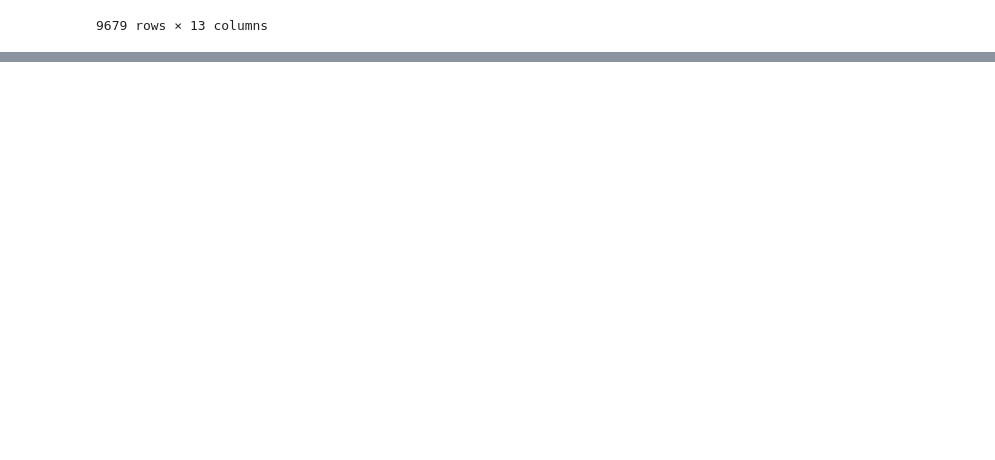
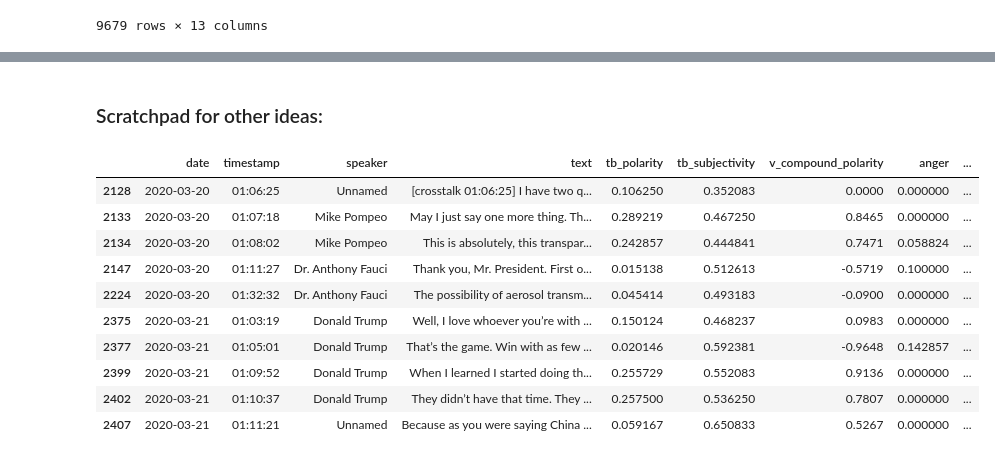
Before and after one commit to brendoncampbell/corona-briefing-tones, a Jupyter notebook: src/analysis.ipynb, the cells around one changed output, grey strips where cells are left out. Saved outputs shown, nothing was run; the diff lists cells and outputs as text; code cells hidden in the pictures; blank space fills up the shorter version.

```diff
--- a/src/analysis.ipynb
+++ b/src/analysis.ipynb
@@ -103,2 +129,21 @@ trump_daily_df
+# %% [markdown]
+### Scratchpad for other ideas:
+# %%
+# query for specific terms rather than topics
+# chloroquine, ventilator, remdesivir etc
+
+briefings_df[briefings_df['text'].str.contains("China")][100:110]
+# %% [output]
+|  | date | timestamp | speaker | text | tb_polarity | tb_subjectivity | v_compound_polarity | anger | ... |
+| 2128 | 2020-03-20 | 01:06:25 | Unnamed | [crosstalk 01:06:25] I have two q... | 0.106250 | 0.352083 | 0.0000 | 0.000000 | ... |
+| 2133 | 2020-03-20 | 01:07:18 | Mike Pompeo | May I just say one more thing. Th... | 0.289219 | 0.467250 | 0.8465 | 0.000000 | ... |
+| 2134 | 2020-03-20 | 01:08:02 | Mike Pompeo | This is absolutely, this transpar... | 0.242857 | 0.444841 | 0.7471 | 0.058824 | ... |
+| 2147 | 2020-03-20 | 01:11:27 | Dr. Anthony Fauci | Thank you, Mr. President. First o... | 0.015138 | 0.512613 | -0.5719 | 0.100000 | ... |
+| 2224 | 2020-03-20 | 01:32:32 | Dr. Anthony Fauci | The possibility of aerosol transm... | 0.045414 | 0.493183 | -0.0900 | 0.000000 | ... |
+| 2375 | 2020-03-21 | 01:03:19 | Donald Trump | Well, I love whoever you’re with ... | 0.150124 | 0.468237 | 0.0983 | 0.000000 | ... |
+| 2377 | 2020-03-21 | 01:05:01 | Donald Trump | That’s the game. Win with as few ... | 0.020146 | 0.592381 | -0.9648 | 0.142857 | ... |
+| 2399 | 2020-03-21 | 01:09:52 | Donald Trump | When I learned I started doing th... | 0.255729 | 0.552083 | 0.9136 | 0.000000 | ... |
+| 2402 | 2020-03-21 | 01:10:37 | Donald Trump | They didn’t have that time. They ... | 0.257500 | 0.536250 | 0.7807 | 0.000000 | ... |
+| 2407 | 2020-03-21 | 01:11:21 | Unnamed | Because as you were saying China ... | 0.059167 | 0.650833 | 0.5267 | 0.000000 | ... |
 # %%
 # look at trump's most angry passages
```
Also changed, not shown: parts of 19 cells of this notebook, 2 other files.
